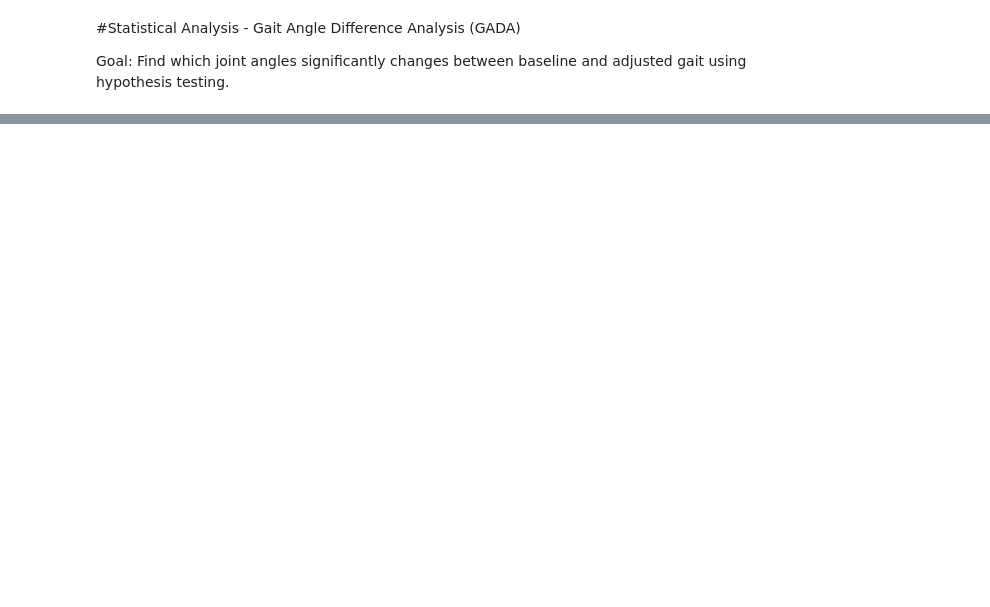
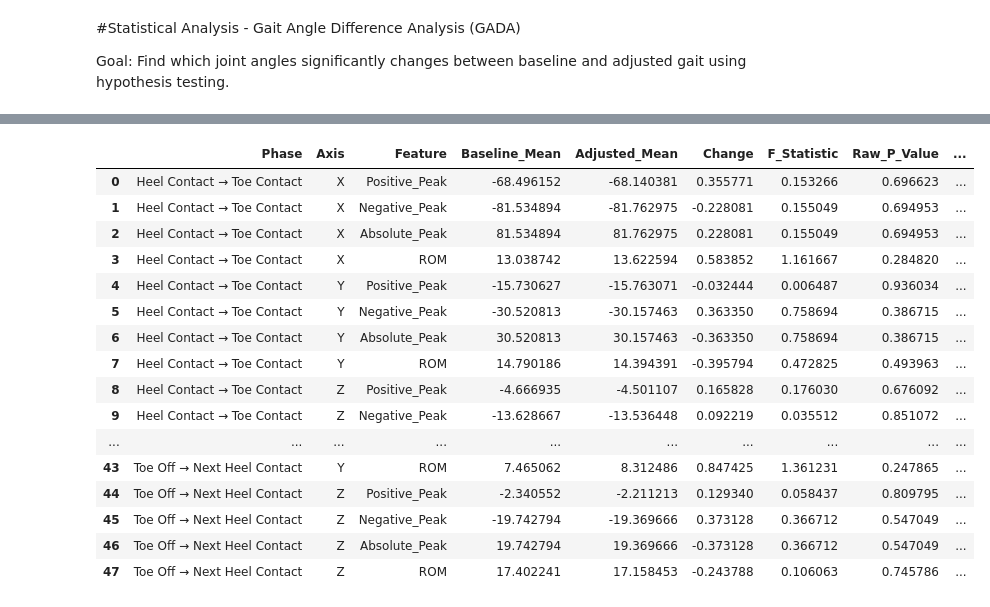
Before and after one commit to alveana/Gait-Angle-Difference-Analysis-, a Jupyter notebook: GaitAngleDifferenceAnalysis.ipynb, the cells around one changed output, grey strips where cells are left out. Drawn from its saved outputs; the diff is of its cells as text; code cells hidden in the pictures; blank space fills up the shorter version.

```diff
--- a/GaitAngleDifferenceAnalysis.ipynb
+++ b/GaitAngleDifferenceAnalysis.ipynb
@@ -419,0 +861,96 @@ Event: Heel_Contact
+# %%
+# ============================================================
+# METHOD 3: PEAK AND ROM STATISTICAL COMPARISON
+# ============================================================
+
+peak_outcomes = [
+    "Positive_Peak",
+    "Negative_Peak",
+    "Absolute_Peak",
+    "ROM"
+]
+
+method_3_results = []
+
+for phase in phase_order:
+
+    phase_data = method_3_features[
+        method_3_features["Phase"] == phase
+    ]
+
+    for angle in angles:
+
+        for peak_outcome in peak_outcomes:
+
+            column = f"{angle}_{peak_outcome}"
+
+            baseline_values = phase_data.loc[
+                phase_data["Condition"] == "baseline",
+                column
+            ].dropna()
+
+            adjusted_values = phase_data.loc[
+                phase_data["Condition"] == "adjusted",
+                column
+            ].dropna()
+
+            if len(baseline_values) < 2 or len(adjusted_values) < 2:
+                continue
+
+            f_statistic, p_value = f_oneway(
+                baseline_values,
+                adjusted_values
+            )
+
+            method_3_results.append({
+                "Phase": phase,
+                "Axis": angle,
+                "Feature": peak_outcome,
+                "Baseline_Mean": baseline_values.mean(),
+                "Adjusted_Mean": adjusted_values.mean(),
+                "Change": (
+                    adjusted_values.mean()
+                    - baseline_values.mean()
+                ),
+                "F_Statistic": f_statistic,
+                "Raw_P_Value": p_value,
+                "Baseline_N": len(baseline_values),
+                "Adjusted_N": len(adjusted_values)
+            })
+
+method_3_results = pd.DataFrame(method_3_results)
+
+if not method_3_results.empty:
+
+    rejected, corrected_p, _, _ = multipletests(
+        method_3_results["Raw_P_Value"],
+        alpha=0.05,
+        method="fdr_bh"
+    )
+
+    method_3_results["FDR_P_Value"] = corrected_p
+    method_3_results["FDR_Significant"] = rejected
+
+    method_3_results = method_3_results.sort_values(
+        "FDR_P_Value"
+    ).reset_index(drop=True)
+
+display(method_3_results)
+# %% [output]
+|  | Phase | Axis | Feature | Baseline_Mean | Adjusted_Mean | Change | F_Statistic | Raw_P_Value | ... |
+| 0 | Heel Contact → Toe Contact | X | Positive_Peak | -68.496152 | -68.140381 | 0.355771 | 0.153266 | 0.696623 | ... |
+| 1 | Heel Contact → Toe Contact | X | Negative_Peak | -81.534894 | -81.762975 | -0.228081 | 0.155049 | 0.694953 | ... |
+| 2 | Heel Contact → Toe Contact | X | Absolute_Peak | 81.534894 | 81.762975 | 0.228081 | 0.155049 | 0.694953 | ... |
+| 3 | Heel Contact → Toe Contact | X | ROM | 13.038742 | 13.622594 | 0.583852 | 1.161667 | 0.284820 | ... |
+| 4 | Heel Contact → Toe Contact | Y | Positive_Peak | -15.730627 | -15.763071 | -0.032444 | 0.006487 | 0.936034 | ... |
+| 5 | Heel Contact → Toe Contact | Y | Negative_Peak | -30.520813 | -30.157463 | 0.363350 | 0.758694 | 0.386715 | ... |
+| 6 | Heel Contact → Toe Contact | Y | Absolute_Peak | 30.520813 | 30.157463 | -0.363350 | 0.758694 | 0.386715 | ... |
+| 7 | Heel Contact → Toe Contact | Y | ROM | 14.790186 | 14.394391 | -0.395794 | 0.472825 | 0.493963 | ... |
+| 8 | Heel Contact → Toe Contact | Z | Positive_Peak | -4.666935 | -4.501107 | 0.165828 | 0.176030 | 0.676092 | ... |
+| 9 | Heel Contact → Toe Contact | Z | Negative_Peak | -13.628667 | -13.536448 | 0.092219 | 0.035512 | 0.851072 | ... |
+| ... | ... | ... | ... | ... | ... | ... | ... | ... | ... |
+| 43 | Toe Off → Next Heel Contact | Y | ROM | 7.465062 | 8.312486 | 0.847425 | 1.361231 | 0.247865 | ... |
+| 44 | Toe Off → Next Heel Contact | Z | Positive_Peak | -2.340552 | -2.211213 | 0.129340 | 0.058437 | 0.809795 | ... |
+| 45 | Toe Off → Next Heel Contact | Z | Negative_Peak | -19.742794 | -19.369666 | 0.373128 | 0.366712 | 0.547049 | ... |
+| 46 | Toe Off → Next Heel Contact | Z | Absolute_Peak | 19.742794 | 19.369666 | -0.373128 | 0.366712 | 0.547049 | ... |
+| 47 | Toe Off → Next Heel Contact | Z | ROM | 17.402241 | 17.158453 | -0.243788 | 0.106063 | 0.745786 | ... |
```
Also changed, not shown: parts of 28 cells of this notebook.
